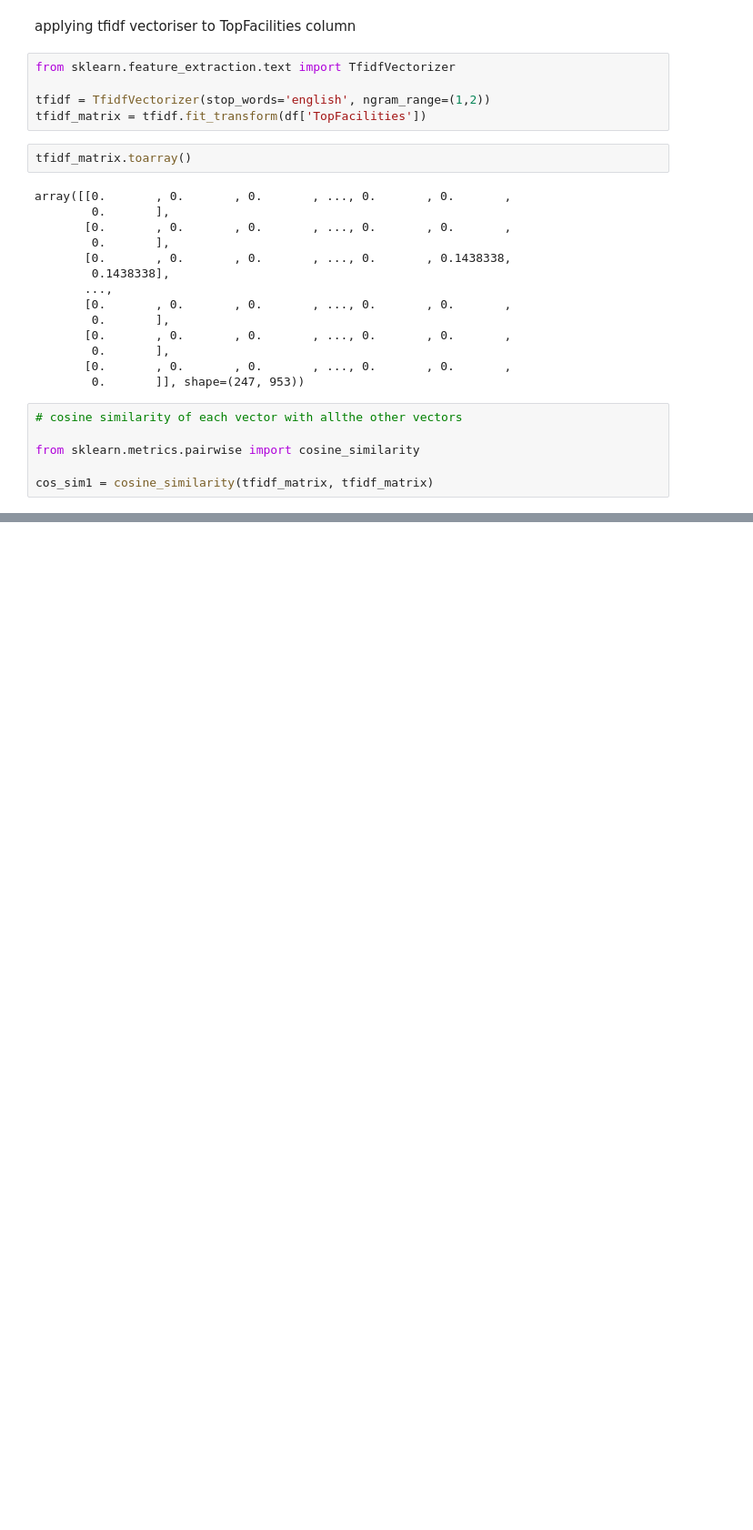
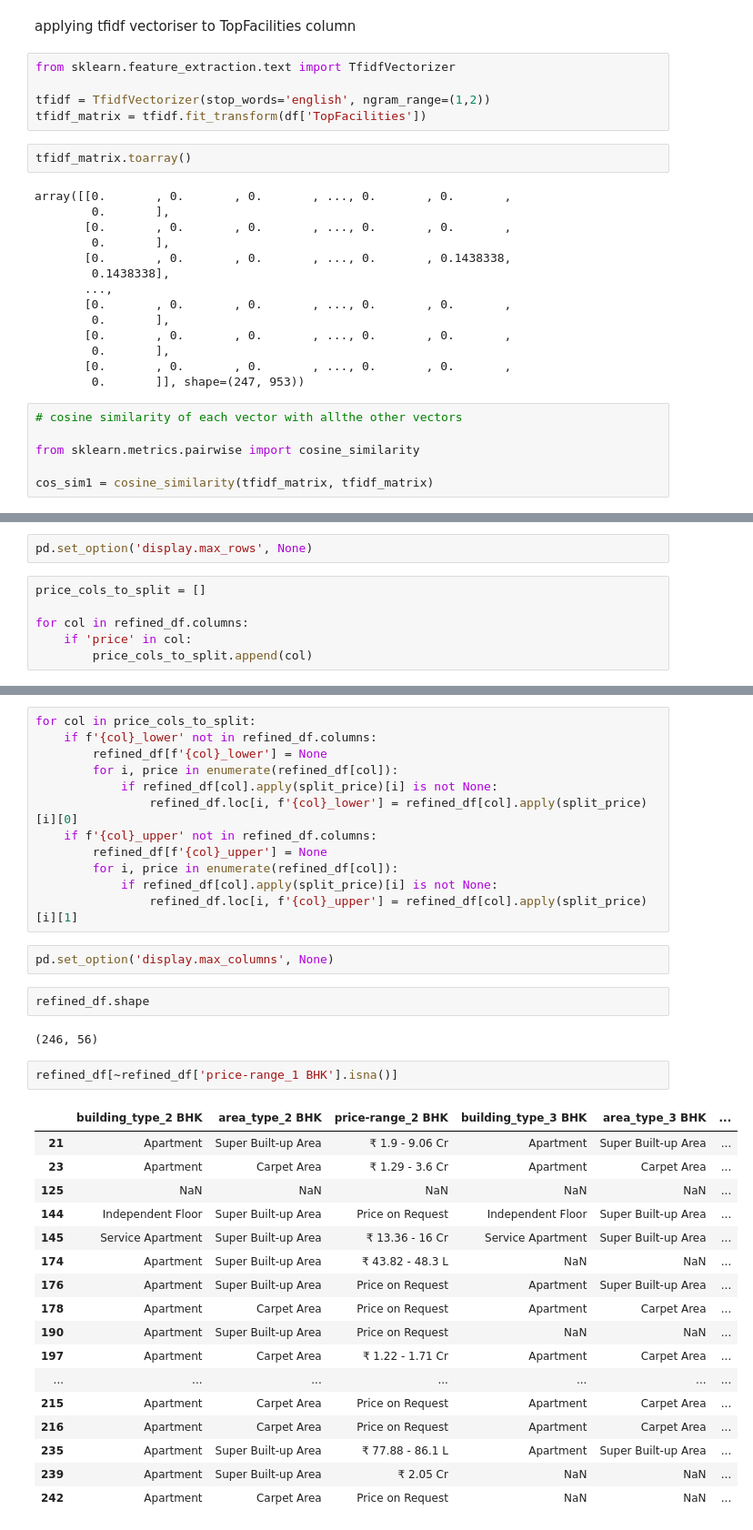
Before and after one commit to akshaypratap008/Real-Estate-Project, a Jupyter notebook: notebooks/recommender-system/1_recommender_system.ipynb, the cells around one changed output, grey strips where cells are left out. Shown at 91% size. Drawn from its saved outputs; the diff is of its cells as text; blank space fills up the shorter version.

Commit message:
recommendation array created for PriceDetails

```diff
--- a/notebooks/recommender-system/1_recommender_system.ipynb
+++ b/notebooks/recommender-system/1_recommender_system.ipynb
@@ -229,0 +439,8 @@ print(recommend_properties("DLF The Arbour"))
+# %%
+pd.set_option('display.max_rows', None)
+# %%
+price_cols_to_split = []
+
+for col in refined_df.columns:
+    if 'price' in col:
+        price_cols_to_split.append(col)
@@ -229,0 +458,38 @@ print(recommend_properties("DLF The Arbour"))
+# %%
+for col in price_cols_to_split:
+    if f'{col}_lower' not in refined_df.columns:
+        refined_df[f'{col}_lower'] = None
+        for i, price in enumerate(refined_df[col]):
+            if refined_df[col].apply(split_price)[i] is not None:
+                refined_df.loc[i, f'{col}_lower'] = refined_df[col].apply(split_price)[i][0]
+    if f'{col}_upper' not in refined_df.columns:
+        refined_df[f'{col}_upper'] = None
+        for i, price in enumerate(refined_df[col]):
+            if refined_df[col].apply(split_price)[i] is not None:
+                refined_df.loc[i, f'{col}_upper'] = refined_df[col].apply(split_price)[i][1]
+# %%
+pd.set_option('display.max_columns', None)
+# %%
+refined_df.shape
+# %% [output]
+(246, 56)
+# %%
+refined_df[~refined_df['price-range_1 BHK'].isna()]
+# %% [output]
+|  | building_type_2 BHK | area_type_2 BHK | price-range_2 BHK | building_type_3 BHK | area_type_3 BHK | ... |
+| 21 | Apartment | Super Built-up Area | ₹ 1.9 - 9.06 Cr | Apartment | Super Built-up Area | ... |
+| 23 | Apartment | Carpet Area | ₹ 1.29 - 3.6 Cr | Apartment | Carpet Area | ... |
+| 125 | NaN | NaN | NaN | NaN | NaN | ... |
+| 144 | Independent Floor | Super Built-up Area | Price on Request | Independent Floor | Super Built-up Area | ... |
+| 145 | Service Apartment | Super Built-up Area | ₹ 13.36 - 16 Cr | Service Apartment | Super Built-up Area | ... |
+| 174 | Apartment | Super Built-up Area | ₹ 43.82 - 48.3 L | NaN | NaN | ... |
+| 176 | Apartment | Super Built-up Area | Price on Request | Apartment | Super Built-up Area | ... |
+| 178 | Apartment | Carpet Area | Price on Request | Apartment | Carpet Area | ... |
+| 190 | Apartment | Super Built-up Area | Price on Request | NaN | NaN | ... |
+| 197 | Apartment | Carpet Area | ₹ 1.22 - 1.71 Cr | Apartment | Carpet Area | ... |
+| ... | ... | ... | ... | ... | ... | ... |
+| 215 | Apartment | Carpet Area | Price on Request | Apartment | Carpet Area | ... |
+| 216 | Apartment | Carpet Area | Price on Request | Apartment | Carpet Area | ... |
+| 235 | Apartment | Super Built-up Area | ₹ 77.88 - 86.1 L | Apartment | Super Built-up Area | ... |
+| 239 | Apartment | Super Built-up Area | ₹ 2.05 Cr | NaN | NaN | ... |
+| 242 | Apartment | Carpet Area | Price on Request | NaN | NaN | ... |
```
Also changed, not shown: parts of 44 cells of this notebook.
